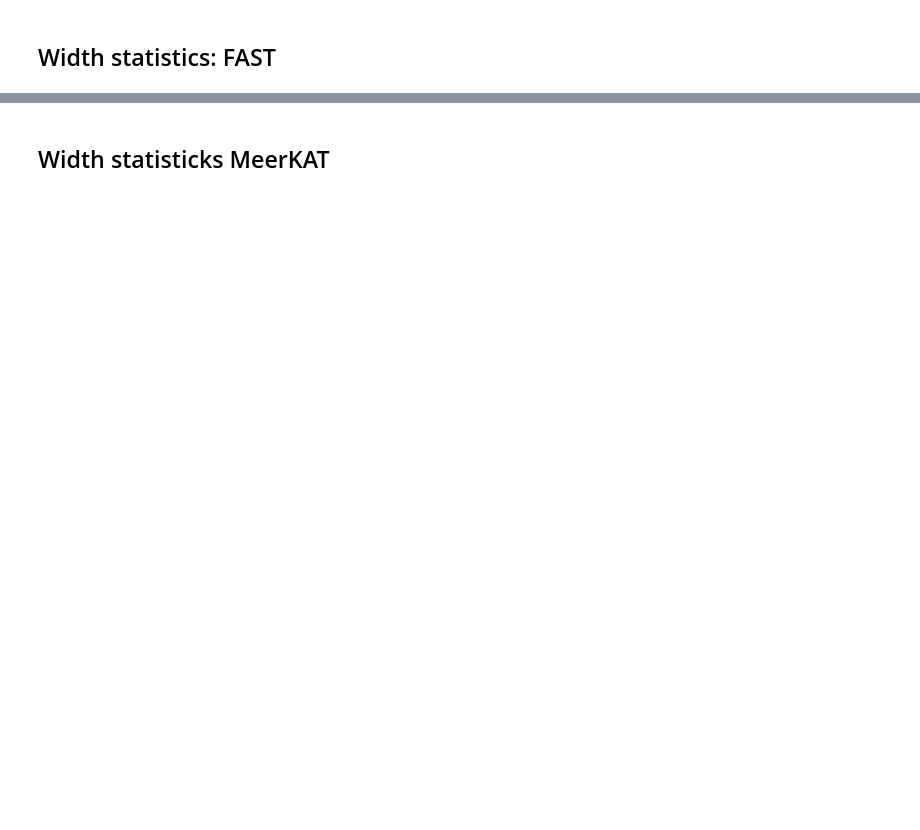
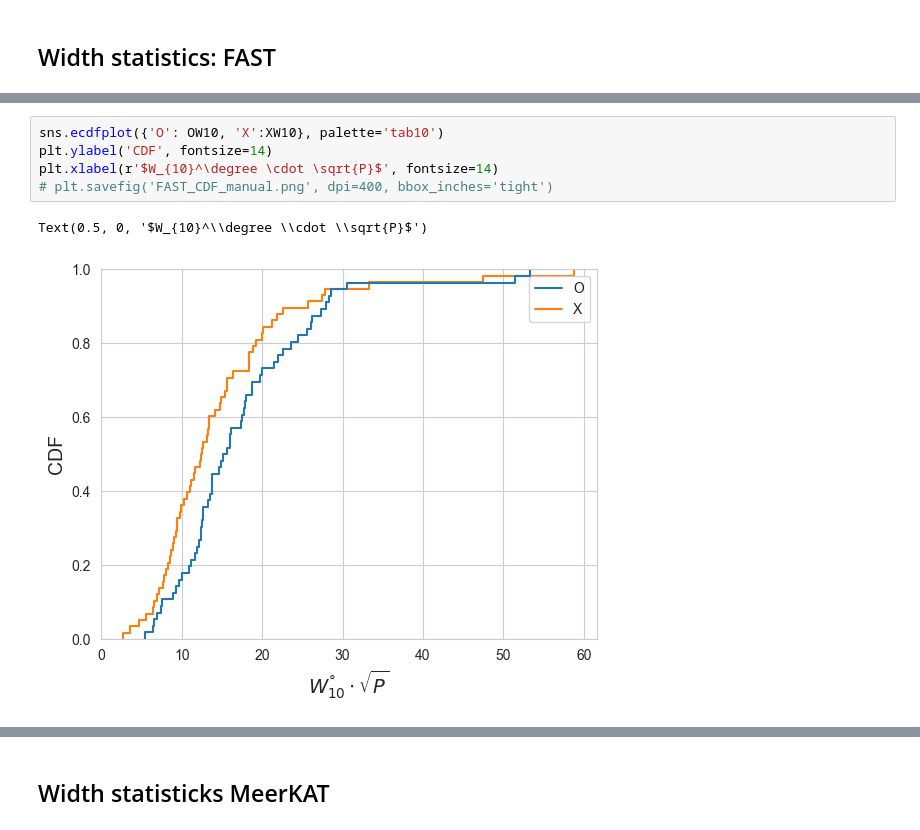
Before and after one commit to IstominArseniy/PulsarDataBase, a Jupyter notebook: PulsarsDataBase.ipynb, the cells around one changed output, grey strips where cells are left out. Saved outputs shown, nothing was run; the diff lists cells and outputs as text; blank space fills up the shorter version.

```diff
--- a/PulsarsDataBase.ipynb
+++ b/PulsarsDataBase.ipynb
@@ -299,0 +414,8 @@ KstestResult(statistic=0.25223214285714285, pvalue=0.0365013010825992, statistic
+# %%
+sns.ecdfplot({'O': OW10, 'X':XW10}, palette='tab10')
+plt.ylabel('CDF', fontsize=14)
+plt.xlabel(r'$W_{10}^\degree \cdot \sqrt{P}$', fontsize=14)
+# plt.savefig('FAST_CDF_manual.png', dpi=400, bbox_inches='tight')
+# %% [output]
+Text(0.5, 0, '$W_{10}^\\degree \\cdot \\sqrt{P}$')
+[figure, added]
```
Also changed, not shown: parts of 59 cells of this notebook, 4 other files.
